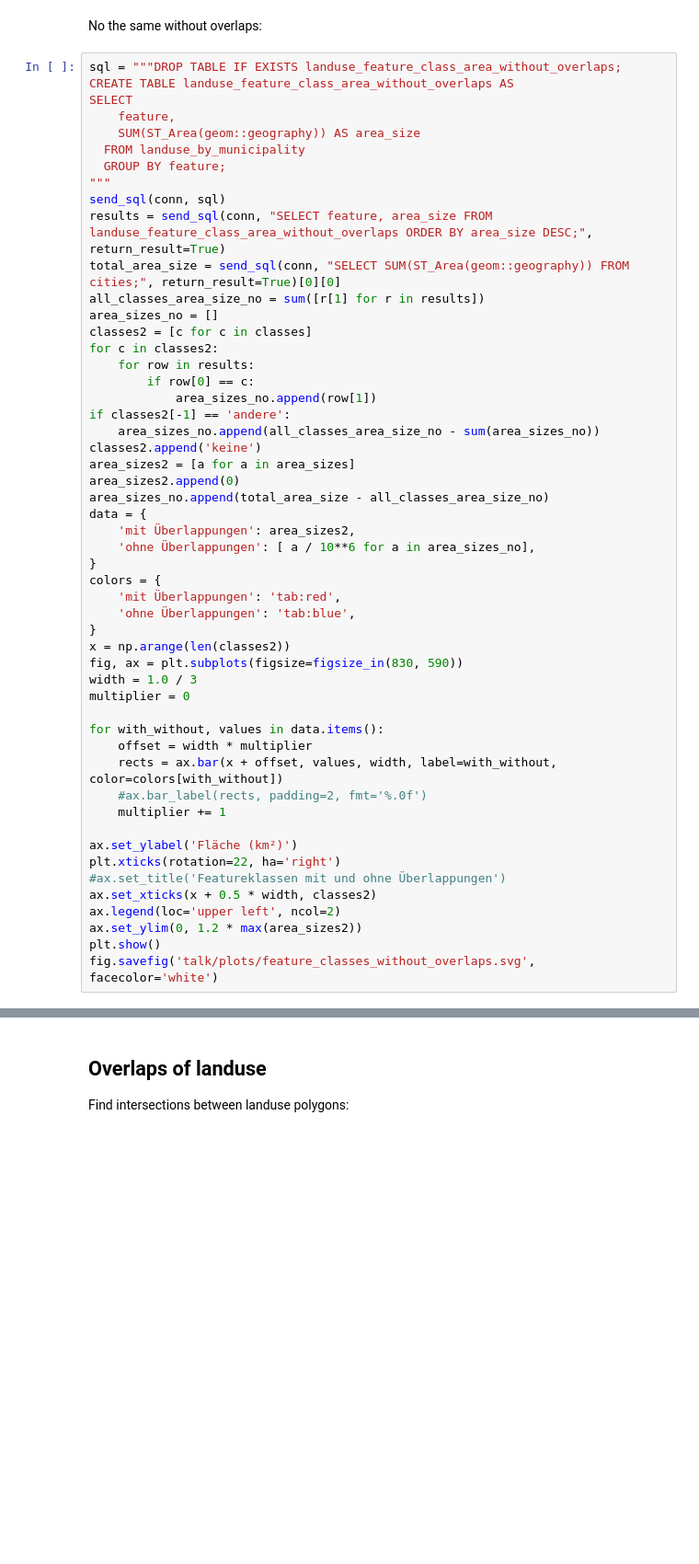
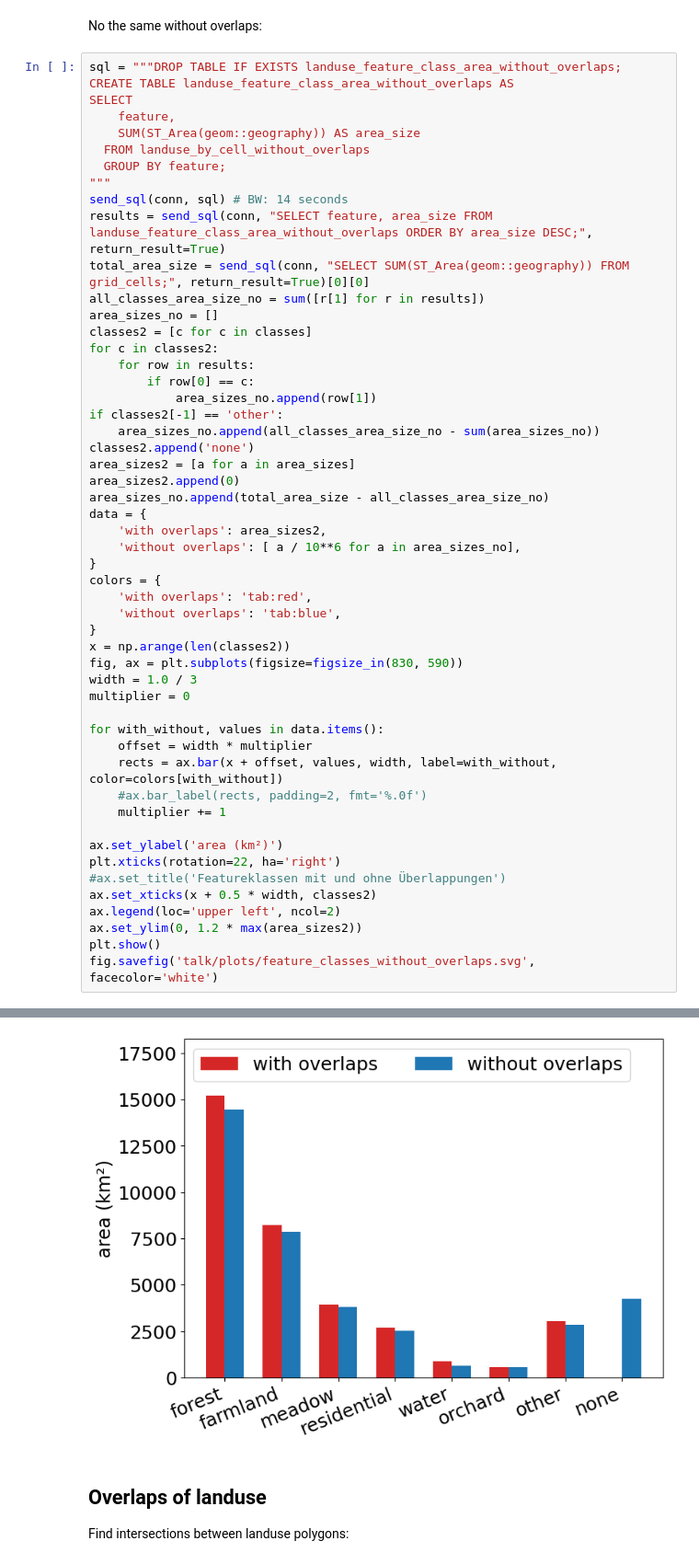
Before and after one commit to Nakaner/landuse-analysis, a Jupyter notebook: landuse.ipynb, the cells around one changed output, grey strips where cells are left out. Shown: that part at 92% size. Drawn from its saved outputs; the diff is of its cells as text; blank space fills up the shorter version.

```diff
--- a/landuse.ipynb
+++ b/landuse.ipynb
@@ -221,12 +310,12 @@ CREATE TABLE landuse_feature_class_area_without_overlaps AS
 SELECT
     feature,
     SUM(ST_Area(geom::geography)) AS area_size
-  FROM landuse_by_municipality
+  FROM landuse_by_cell_without_overlaps
   GROUP BY feature;
 """
-send_sql(conn, sql)
+send_sql(conn, sql) # BW: 14 seconds
 results = send_sql(conn, "SELECT feature, area_size FROM landuse_feature_class_area_without_overlaps ORDER BY area_size DESC;", return_result=True)
-total_area_size = send_sql(conn, "SELECT SUM(ST_Area(geom::geography)) FROM cities;", return_result=True)[0][0]
+total_area_size = send_sql(conn, "SELECT SUM(ST_Area(geom::geography)) FROM grid_cells;", return_result=True)[0][0]
 all_classes_area_size_no = sum([r[1] for r in results])
 area_sizes_no = []
 classes2 = [c for c in classes]
@@ -234,19 +323,19 @@ for c in classes2:
     for row in results:
         if row[0] == c:
             area_sizes_no.append(row[1])
-if classes2[-1] == 'andere':
+if classes2[-1] == 'other':
     area_sizes_no.append(all_classes_area_size_no - sum(area_sizes_no))
-classes2.append('keine')
+classes2.append('none')
 area_sizes2 = [a for a in area_sizes]
 area_sizes2.append(0)
 area_sizes_no.append(total_area_size - all_classes_area_size_no)
 data = {
-    'mit Überlappungen': area_sizes2,
-    'ohne Überlappungen': [ a / 10**6 for a in area_sizes_no],
+    'with overlaps': area_sizes2,
+    'without overlaps': [ a / 10**6 for a in area_sizes_no],
 }
 colors = {
-    'mit Überlappungen': 'tab:red',
-    'ohne Überlappungen': 'tab:blue',
+    'with overlaps': 'tab:red',
+    'without overlaps': 'tab:blue',
 }
 x = np.arange(len(classes2))
 fig, ax = plt.subplots(figsize=figsize_in(830, 590))
@@ -259,7 +348,7 @@ for with_without, values in data.items():
     #ax.bar_label(rects, padding=2, fmt='%.0f')
     multiplier += 1
 
-ax.set_ylabel('Fläche (km²)')
+ax.set_ylabel('area (km²)')
 plt.xticks(rotation=22, ha='right')
 #ax.set_title('Featureklassen mit und ohne Überlappungen')
 ax.set_xticks(x + 0.5 * width, classes2)
@@ -267,3 +356,4 @@ ax.legend(loc='upper left', ncol=2)
 ax.set_ylim(0, 1.2 * max(area_sizes2))
 plt.show()
 fig.savefig('talk/plots/feature_classes_without_overlaps.svg', facecolor='white')
+# %% [output]
@@ -270,3 +363,4 @@ fig.savefig('talk/plots/feature_classes_without_overlaps.svg', facecolor='white'
+[figure, added]
 # %% [markdown]
 ## Overlaps of landuse
 
```
Also changed, not shown: parts of 49 cells of this notebook, 3 other files.
